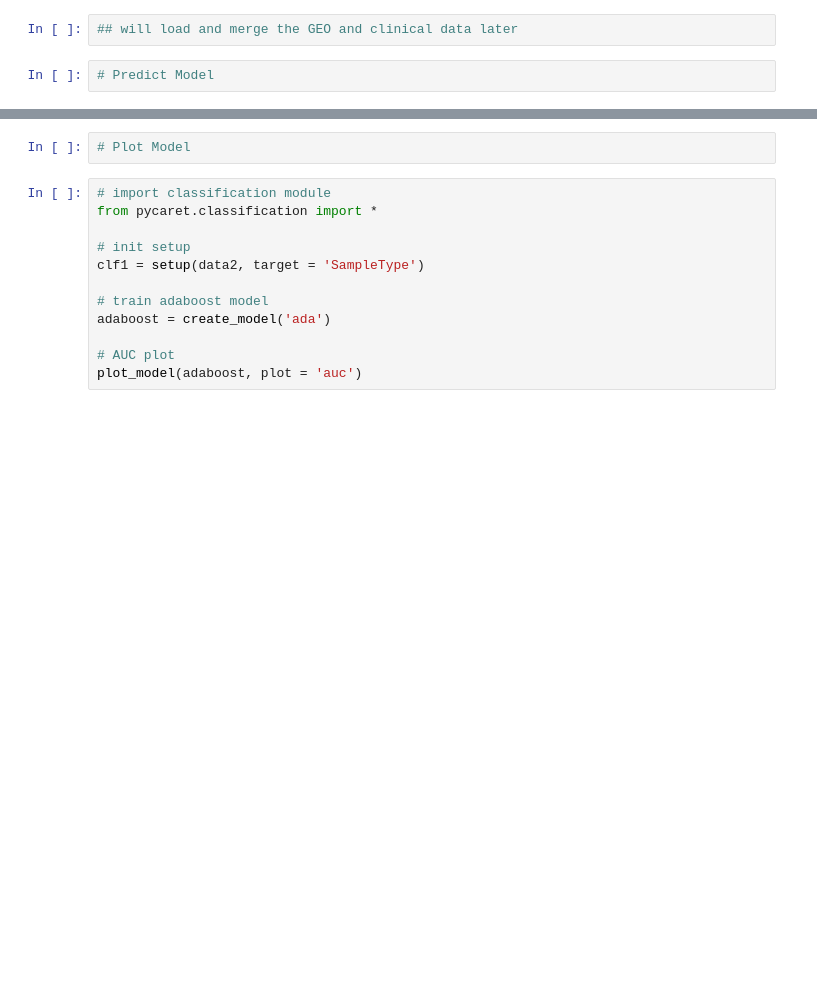
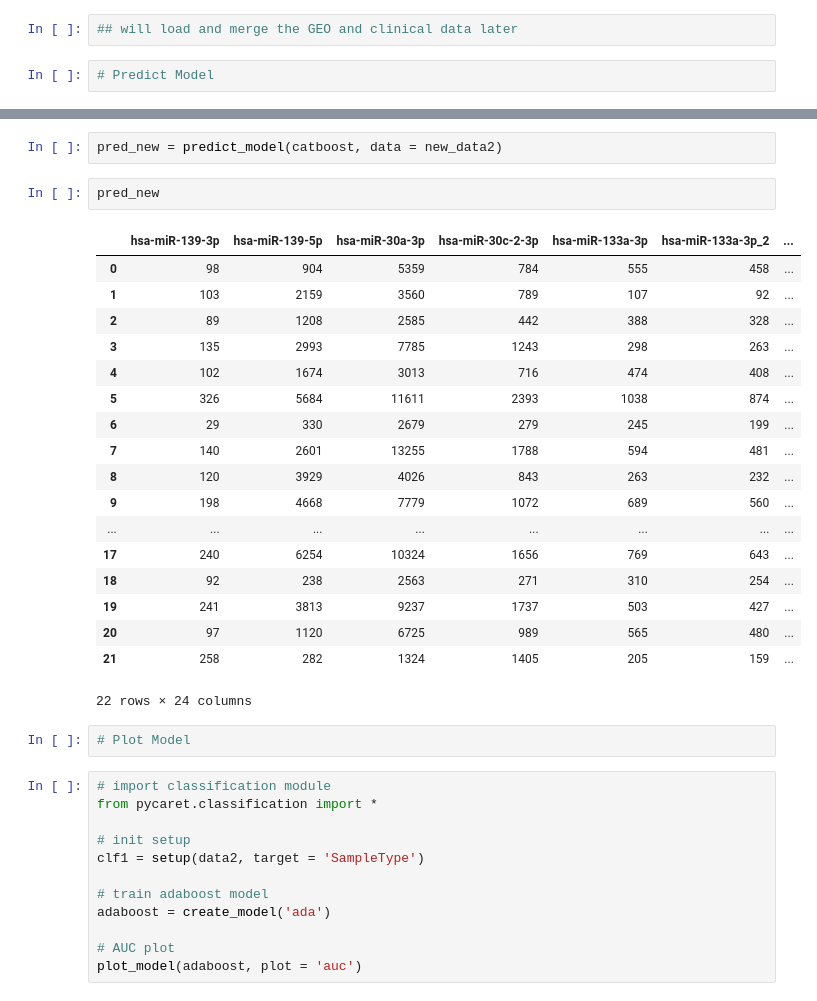
Before and after one commit to breezedu/LUAD_miRNA_BayesianML, a Jupyter notebook: PyCaret/PyCaret_training_prj.ipynb, the cells around one changed output, grey strips where cells are left out. Saved outputs shown, nothing was run; the diff lists cells and outputs as text; blank space fills up the shorter version.

Commit message:
update ipython notebook file for the training and prediction code

```diff
--- a/PyCaret/PyCaret_training_prj.ipynb
+++ b/PyCaret/PyCaret_training_prj.ipynb
@@ -418,3 +503,26 @@ pred_new = predict_model(catboost, data = new_data)
+# %%
+pred_new = predict_model(catboost, data = new_data2)
+# %%
+pred_new
+# %% [output]
+|  | hsa-miR-139-3p | hsa-miR-139-5p | hsa-miR-30a-3p | hsa-miR-30c-2-3p | hsa-miR-133a-3p | hsa-miR-133a-3p_2 | ... |
+| 0 | 98 | 904 | 5359 | 784 | 555 | 458 | ... |
+| 1 | 103 | 2159 | 3560 | 789 | 107 | 92 | ... |
+| 2 | 89 | 1208 | 2585 | 442 | 388 | 328 | ... |
+| 3 | 135 | 2993 | 7785 | 1243 | 298 | 263 | ... |
+| 4 | 102 | 1674 | 3013 | 716 | 474 | 408 | ... |
+| 5 | 326 | 5684 | 11611 | 2393 | 1038 | 874 | ... |
+| 6 | 29 | 330 | 2679 | 279 | 245 | 199 | ... |
+| 7 | 140 | 2601 | 13255 | 1788 | 594 | 481 | ... |
+| 8 | 120 | 3929 | 4026 | 843 | 263 | 232 | ... |
+| 9 | 198 | 4668 | 7779 | 1072 | 689 | 560 | ... |
+| ... | ... | ... | ... | ... | ... | ... | ... |
+| 17 | 240 | 6254 | 10324 | 1656 | 769 | 643 | ... |
+| 18 | 92 | 238 | 2563 | 271 | 310 | 254 | ... |
+| 19 | 241 | 3813 | 9237 | 1737 | 503 | 427 | ... |
+| 20 | 97 | 1120 | 6725 | 989 | 565 | 480 | ... |
+| 21 | 258 | 282 | 1324 | 1405 | 205 | 159 | ... |
+22 rows × 24 columns
 # %%
 # Plot Model
 # %%
```
Also changed, not shown: parts of 11 cells of this notebook.
